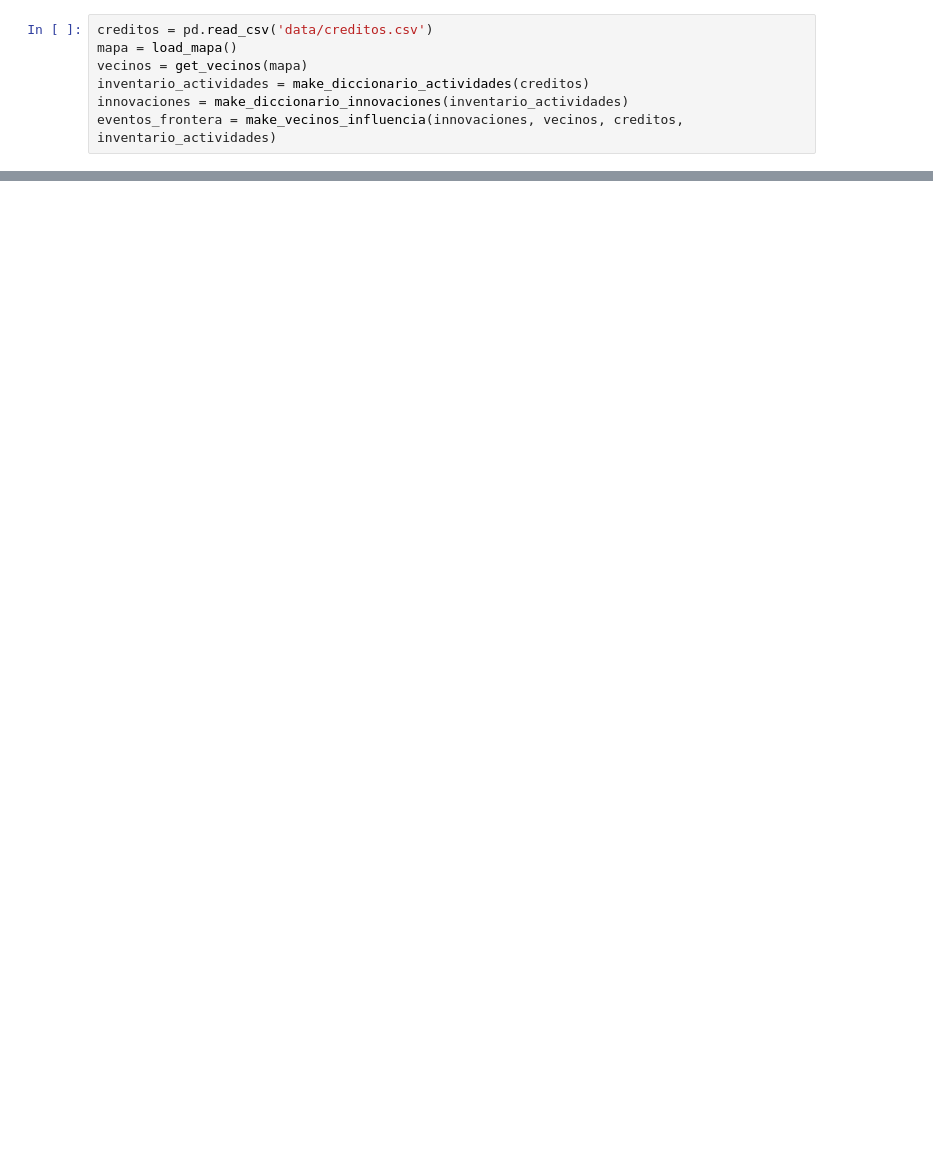
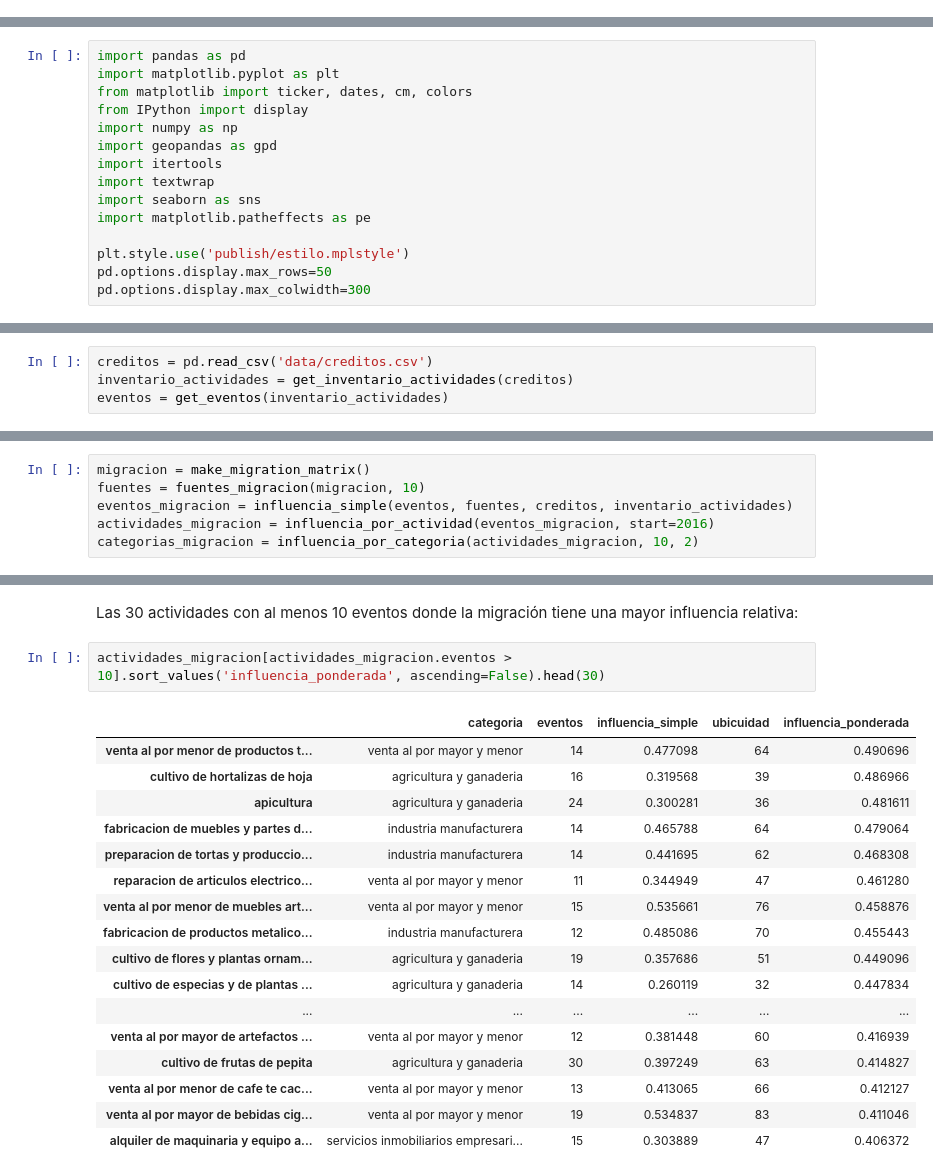
Before and after one commit to mauforonda/notas, a Jupyter notebook: proximidad_y_nuevas_actividades_economicas.ipynb, the cells around one changed output, grey strips where cells are left out. Saved outputs shown, nothing was run; the diff lists cells and outputs as text; blank space fills up the shorter version.

Commit message:
La influencia sectorial de migrantes

```diff
--- a/proximidad_y_nuevas_actividades_economicas.ipynb
+++ b/proximidad_y_nuevas_actividades_economicas.ipynb
@@ -193,7 +0,0 @@ def plot_difusion(actividad, mapa, ax, since=2016):
-# %%
-creditos = pd.read_csv('data/creditos.csv')
-mapa = load_mapa()
-vecinos = get_vecinos(mapa)
-inventario_actividades = make_diccionario_actividades(creditos)
-innovaciones = make_diccionario_innovaciones(inventario_actividades)
-eventos_frontera = make_vecinos_influencia(innovaciones, vecinos, creditos, inventario_actividades)
@@ -402,0 +7,15 @@ plot_efecto(actividades_frontera, actividades_migracion, categorias_frontera, ca
+# %%
+import pandas as pd
+import matplotlib.pyplot as plt
+from matplotlib import ticker, dates, cm, colors
+from IPython import display
+import numpy as np
+import geopandas as gpd
+import itertools
+import textwrap
+import seaborn as sns
+import matplotlib.patheffects as pe
+
+plt.style.use('publish/estilo.mplstyle')
+pd.options.display.max_rows=50
+pd.options.display.max_colwidth=300
@@ -402,0 +203,4 @@ plot_efecto(actividades_frontera, actividades_migracion, categorias_frontera, ca
+# %%
+creditos = pd.read_csv('data/creditos.csv')
+inventario_actividades = get_inventario_actividades(creditos)
+eventos = get_eventos(inventario_actividades)
@@ -402,0 +211,6 @@ plot_efecto(actividades_frontera, actividades_migracion, categorias_frontera, ca
+# %%
+migracion = make_migration_matrix()
+fuentes = fuentes_migracion(migracion, 10)
+eventos_migracion = influencia_simple(eventos, fuentes, creditos, inventario_actividades)
+actividades_migracion = influencia_por_actividad(eventos_migracion, start=2016)
+categorias_migracion = influencia_por_categoria(actividades_migracion, 10, 2)
@@ -402,0 +233,22 @@ plot_efecto(actividades_frontera, actividades_migracion, categorias_frontera, ca
+# %% [markdown]
+Las 30 actividades con al menos 10 eventos donde la migración tiene una mayor influencia relativa:
+# %%
+actividades_migracion[actividades_migracion.eventos > 10].sort_values('influencia_ponderada', ascending=False).head(30)
+# %% [output]
+|  | categoria | eventos | influencia_simple | ubicuidad | influencia_ponderada |
+| venta al por menor de productos t... | venta al por mayor y menor | 14 | 0.477098 | 64 | 0.490696 |
+| cultivo de hortalizas de hoja | agricultura y ganaderia | 16 | 0.319568 | 39 | 0.486966 |
+| apicultura | agricultura y ganaderia | 24 | 0.300281 | 36 | 0.481611 |
+| fabricacion de muebles y partes d... | industria manufacturera | 14 | 0.465788 | 64 | 0.479064 |
+| preparacion de tortas y produccio... | industria manufacturera | 14 | 0.441695 | 62 | 0.468308 |
+| reparacion de articulos electrico... | venta al por mayor y menor | 11 | 0.344949 | 47 | 0.461280 |
+| venta al por menor de muebles art... | venta al por mayor y menor | 15 | 0.535661 | 76 | 0.458876 |
+| fabricacion de productos metalico... | industria manufacturera | 12 | 0.485086 | 70 | 0.455443 |
+| cultivo de flores y plantas ornam... | agricultura y ganaderia | 19 | 0.357686 | 51 | 0.449096 |
+| cultivo de especias y de plantas ... | agricultura y ganaderia | 14 | 0.260119 | 32 | 0.447834 |
+| ... | ... | ... | ... | ... | ... |
+| venta al por mayor de artefactos ... | venta al por mayor y menor | 12 | 0.381448 | 60 | 0.416939 |
+| cultivo de frutas de pepita | agricultura y ganaderia | 30 | 0.397249 | 63 | 0.414827 |
+| venta al por menor de cafe te cac... | venta al por mayor y menor | 13 | 0.413065 | 66 | 0.412127 |
+| venta al por mayor de bebidas cig... | venta al por mayor y menor | 19 | 0.534837 | 83 | 0.411046 |
+| alquiler de maquinaria y equipo a... | servicios inmobiliarios empresari... | 15 | 0.303889 | 47 | 0.406372 |
```
Also changed, not shown: parts of 42 cells of this notebook, 1 other file.
